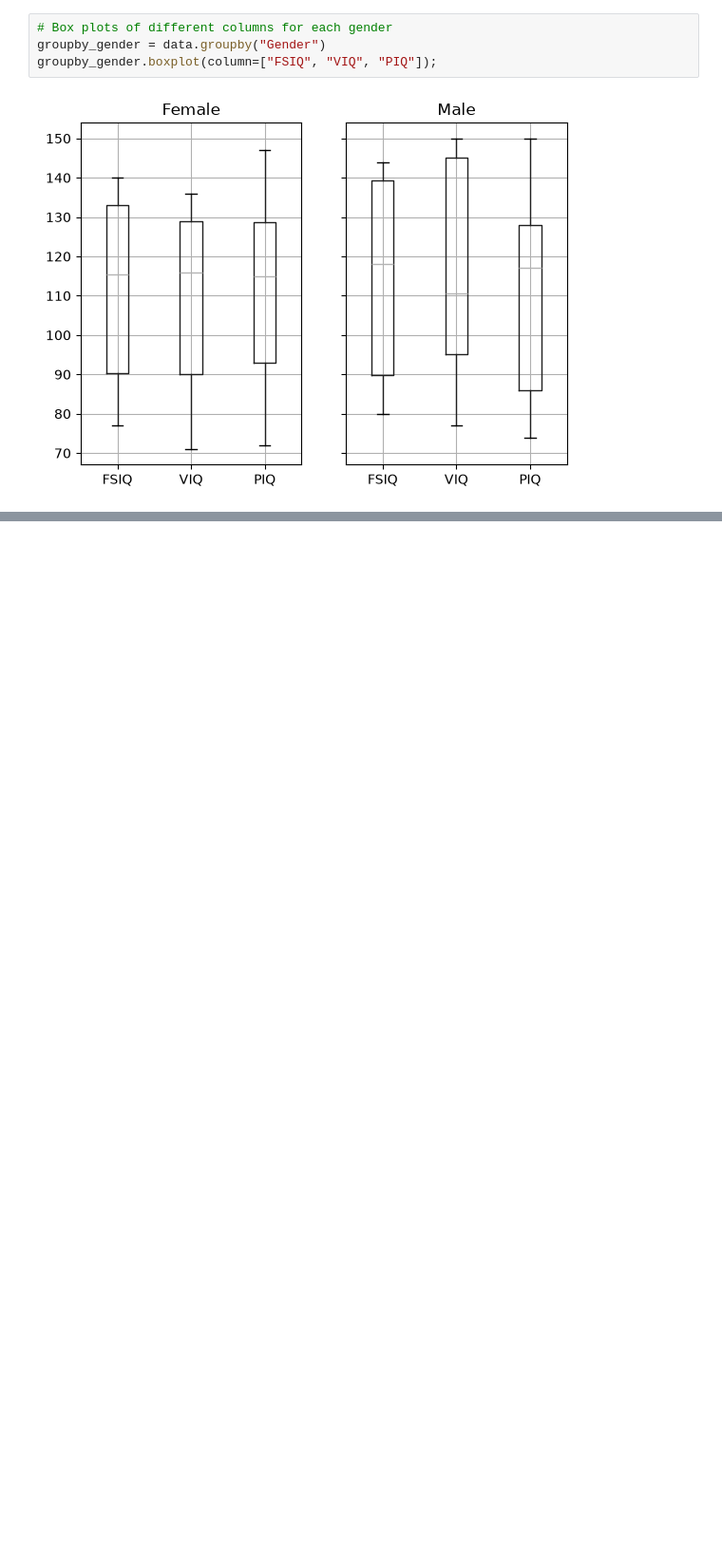
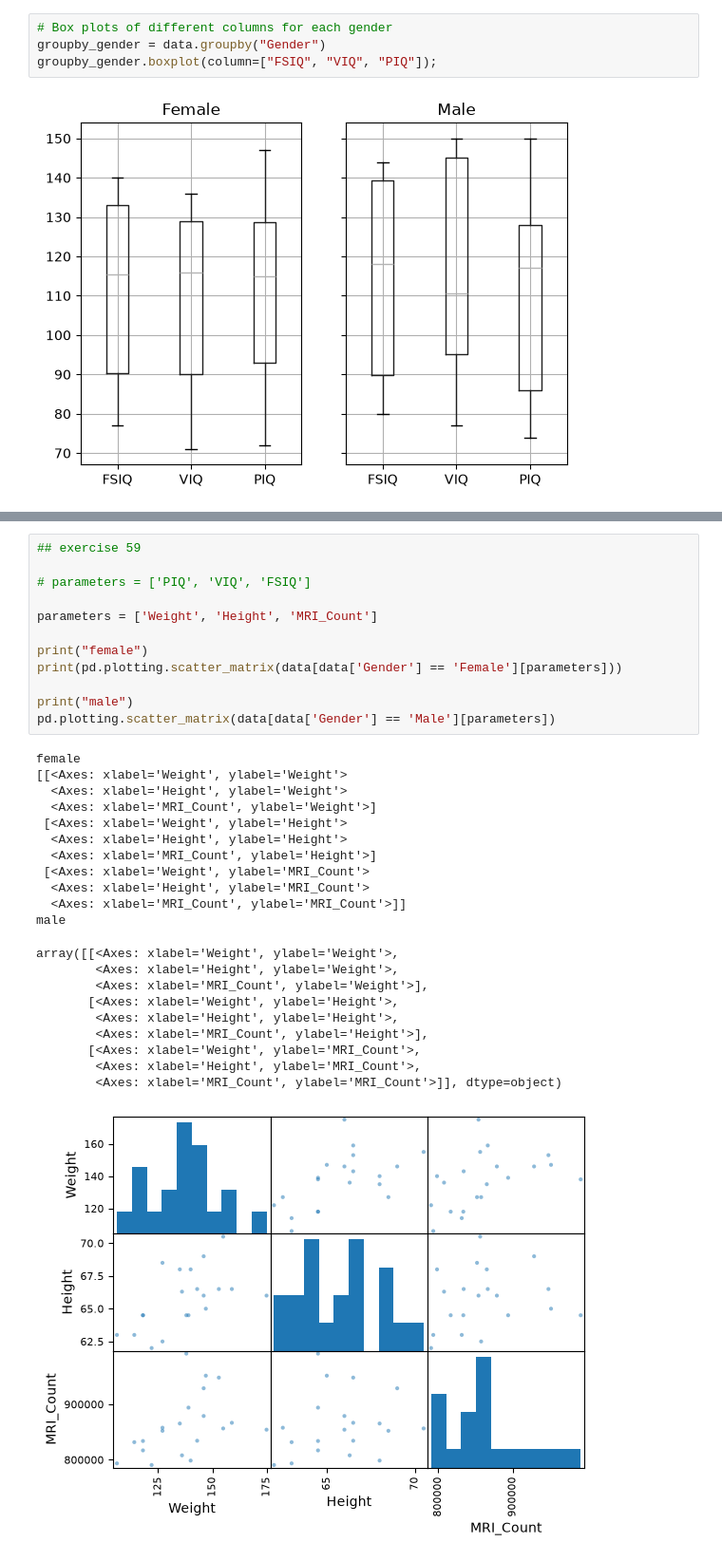
Before and after one commit to cralbers/bsgp7030_assignment4, a Jupyter notebook: notebooks/stats_python.ipynb, the cells around one changed output, grey strips where cells are left out. Shown at 95% size. Drawn from its saved outputs; the diff is of its cells as text; blank space fills up the shorter version.

```diff
--- a/notebooks/stats_python.ipynb
+++ b/notebooks/stats_python.ipynb
@@ -94,0 +150,34 @@ The log average value of MRI counts for Male is 13.769315194386104
+# %%
+## exercise 59
+
+# parameters = ['PIQ', 'VIQ', 'FSIQ']
+
+parameters = ['Weight', 'Height', 'MRI_Count']
+
+print("female")
+print(pd.plotting.scatter_matrix(data[data['Gender'] == 'Female'][parameters]))
+
+print("male")
+pd.plotting.scatter_matrix(data[data['Gender'] == 'Male'][parameters])
+# %% [output]
+female
+[[<Axes: xlabel='Weight', ylabel='Weight'>
+  <Axes: xlabel='Height', ylabel='Weight'>
+  <Axes: xlabel='MRI_Count', ylabel='Weight'>]
+ [<Axes: xlabel='Weight', ylabel='Height'>
+  <Axes: xlabel='Height', ylabel='Height'>
+  <Axes: xlabel='MRI_Count', ylabel='Height'>]
+ [<Axes: xlabel='Weight', ylabel='MRI_Count'>
+  <Axes: xlabel='Height', ylabel='MRI_Count'>
+  <Axes: xlabel='MRI_Count', ylabel='MRI_Count'>]]
+male
+array([[<Axes: xlabel='Weight', ylabel='Weight'>,
+        <Axes: xlabel='Height', ylabel='Weight'>,
+        <Axes: xlabel='MRI_Count', ylabel='Weight'>],
+       [<Axes: xlabel='Weight', ylabel='Height'>,
+        <Axes: xlabel='Height', ylabel='Height'>,
+        <Axes: xlabel='MRI_Count', ylabel='Height'>],
+       [<Axes: xlabel='Weight', ylabel='MRI_Count'>,
+        <Axes: xlabel='Height', ylabel='MRI_Count'>,
+        <Axes: xlabel='MRI_Count', ylabel='MRI_Count'>]], dtype=object)
+[figure, added]
```
Also changed, not shown: parts of 57 cells of this notebook, 3 other files.
